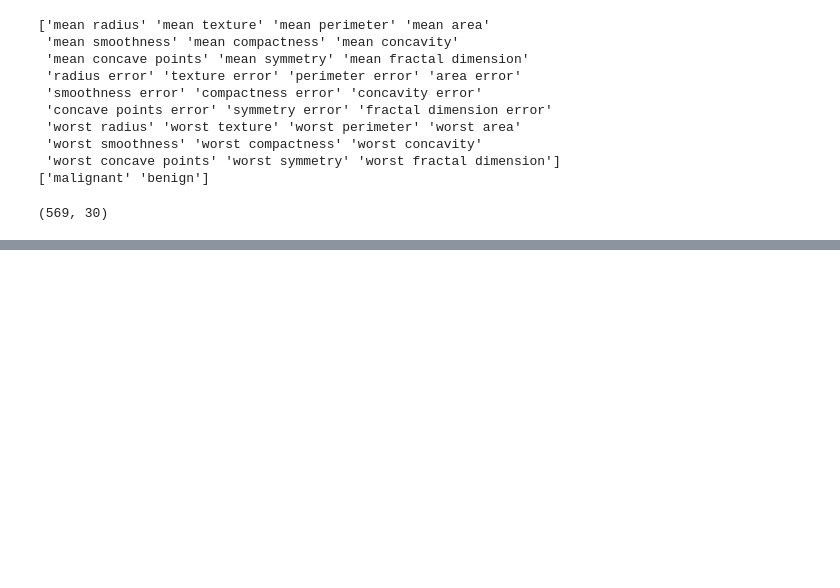
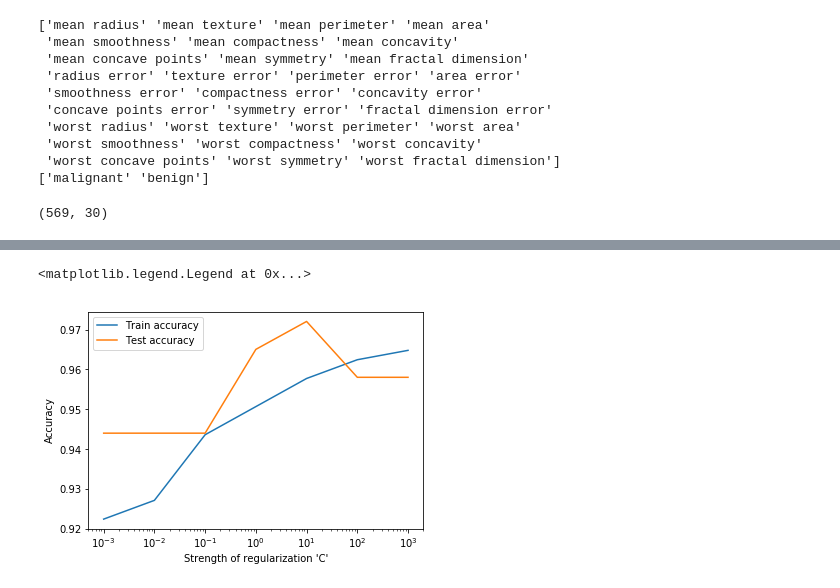
Before and after one commit to manaliad/data-science, a Jupyter notebook: breast_cancer.ipynb, the cells around one changed output, grey strips where cells are left out. Cells and saved outputs as stored; diff of their text form; code cells hidden in the pictures; blank space fills up the shorter version.

```diff
--- a/breast_cancer.ipynb
+++ b/breast_cancer.ipynb
@@ -25,0 +70,21 @@ brca.data.shape
+# %%
+train_scores = []
+test_scores = []
+
+cvalues = [0.001, 0.01, 0.1, 1, 10, 100, 1000]
+for c in cvalues:
+    lr = LogisticRegression(C=c)
+    lr.fit(X_train, y_train)
+    train_scores.append(lr.score(X_train, y_train))
+    test_scores.append(lr.score(X_test, y_test))
+
+# plotting
+plt.plot(cvalues, train_scores, label='Train accuracy')
+plt.plot(cvalues, test_scores, label='Test accuracy')
+plt.xscale('log')
+plt.xlabel('Strength of regularization \'C\'')
+plt.ylabel('Accuracy')
+plt.legend()
+# %% [output]
+<matplotlib.legend.Legend at 0x...>
+[figure, added]
```
Also changed, not shown: parts of 10 cells of this notebook.
